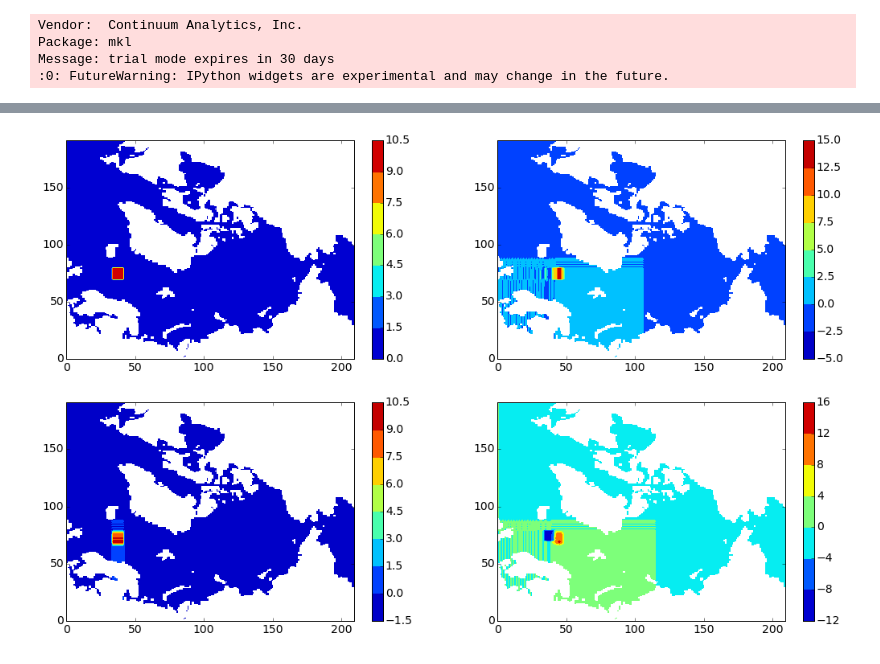
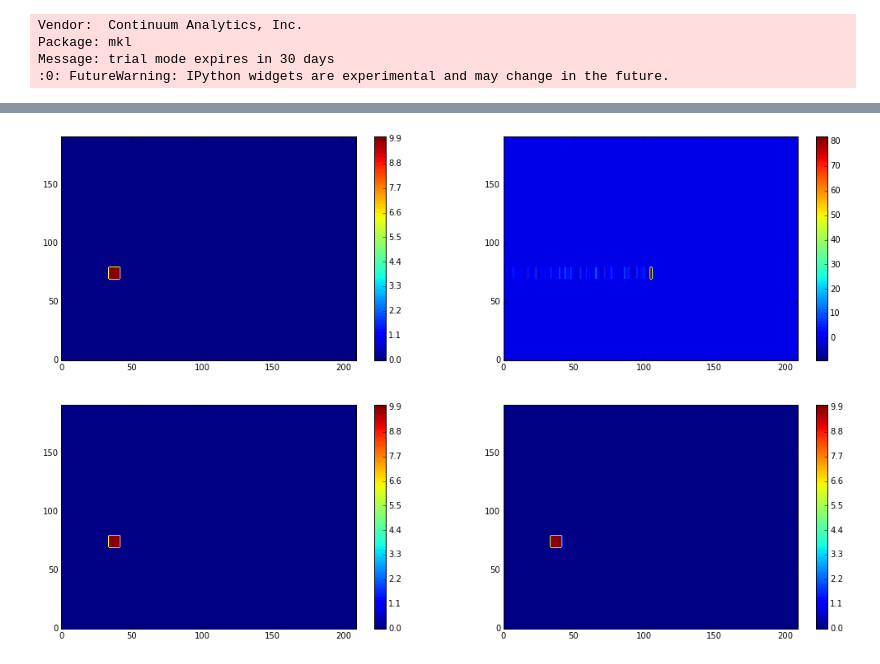
Before and after one commit to AlessandroMozzato/notebooks, a Jupyter notebook: GradientVelocity.ipynb, the cells around one changed output, grey strips where cells are left out. Drawn from its saved outputs; the diff is of its cells as text; code cells hidden in the pictures.

```diff
--- a/GradientVelocity.ipynb
+++ b/GradientVelocity.ipynb
@@ -181,7 +183,7 @@ def equations(res):
         diff_y[j-1,j] = dt/(2*dx)*err
         diff_y[j,j] = -dt/(dx)*err
 
-    Sx,Sy = grad_calc_mod(Depth1, hfacc, dxF, dyF, X, Y, Z, res)
+    Sx,Sy = grad_calc_mod(Depth, hfacc, dxF, dyF, X, Y, Z, res)
     Sy[Sy>20]=20
     Sy[Sy<-20]=-20
     Sx[Sx>20]=20
@@ -203,8 +217,12 @@ Depth, hfacc, dxF, dyF, X, Y, Z, nx, ny, k = grid(36)
 Depth1 = np.zeros_like(Depth)
 for xx in range(len(X)):
     for yy in range(len(Y)):
-        Depth1[yy,xx] = (xx - len(X)/2)**2 + (yy - len(Y)/2)**2
-plt.contourf(Sy)
+        #Depth1[yy,xx] = (xx - len(X)/2)**2 + (yy - len(Y)/2)**2
+        Depth1[yy,xx] = np.abs(xx - len(X)/2)
+Depth, hfacc, dxF, dyF, X, Y, Z, nx, ny, k = grid(36)
+Sx2,Sy2 = grad_calc_mod(Depth1, hfacc, dxF, dyF, X, Y, Z, 36)
+#plt.contourf(Depth1,100)
+#plt.contourf(Sx2,100)
+plt.contourf(Sy2,100)
 plt.colorbar()
-print Sx.max()
 # %% [output]
@@ -227,0 +302,11 @@ for i in range(0,1000):
+# %%
+S1 = np.array(S0)
+vel = 100
+Sx2_touse = Sx2*vel
+Sx_comb = np.ndarray([192,210,210])
+for x in range(S1.shape[0]):
+    Sx_comb[x,:,:] = id_x*Sx2_touse[x,:]
+
+for i in range(10):
+    for x in range(S1.shape[0]):
+        S1[x,:] = S1[x,:] + np.dot(Sx_comb[x,:,:],S1[x,:])
@@ -228,23 +350,23 @@ for i in range(0,1000):
 # %%
 #S[hfacc[0,:,:]==0]=np.nan
 S00 = np.array(S0)
-S00[hfacc[0,:,:]==0]=np.nan
+#S00[hfacc[0,:,:]==0]=np.nan
 fig, axes = plt.subplots(2,2)
-a0 = axes[0,0].contourf(S00)
+a0 = axes[0,0].contourf(S00,100)
 cbar = fig.colorbar(a0 , ax=axes[0,0])
-S1[hfacc[0,:,:]==0]=np.nan
-a1 = axes[0,1].contourf(S1)
+#S1[hfacc[0,:,:]==0]=np.nan
+a1 = axes[0,1].contourf(S1,100)
 cbar = fig.colorbar(a1 , ax=axes[0,1])
-S2[hfacc[0,:,:]==0]=np.nan
-a2 = axes[1,0].contourf(S2)
+#S2[hfacc[0,:,:]==0]=np.nan
+a2 = axes[1,0].contourf(S2,100)
 cbar = fig.colorbar(a2 , ax=axes[1,0])
-S3[hfacc[0,:,:]==0]=np.nan
-a3 = axes[1,1].contourf(S3-S0)
+#S3[hfacc[0,:,:]==0]=np.nan
+a3 = axes[1,1].contourf(S5,100)
 cbar = fig.colorbar(a3 , ax=axes[1,1])
 
 fig.subplots_adjust(right=2.4,top=2.2)
 # %% [output]
-[figure, old version]
+[figure, new version]
 # %%
 def nangrid(field,res):
     ### This script fills the field with nans in the right bit
```
Also changed, not shown: parts of 17 cells of this notebook, 2 other files.
